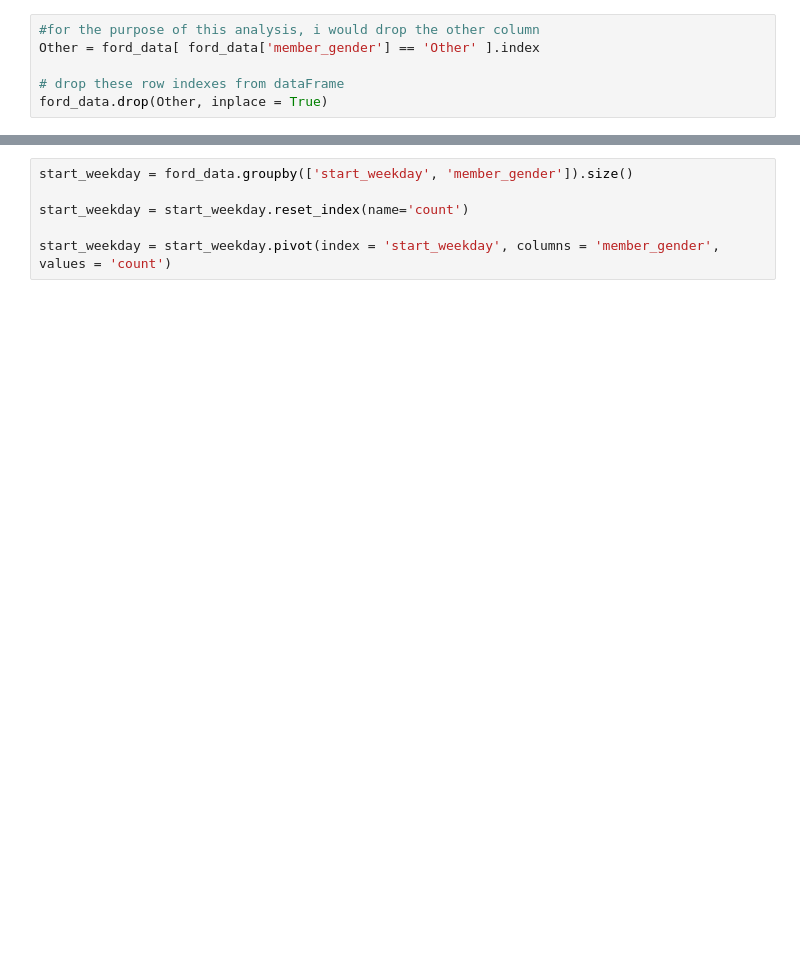
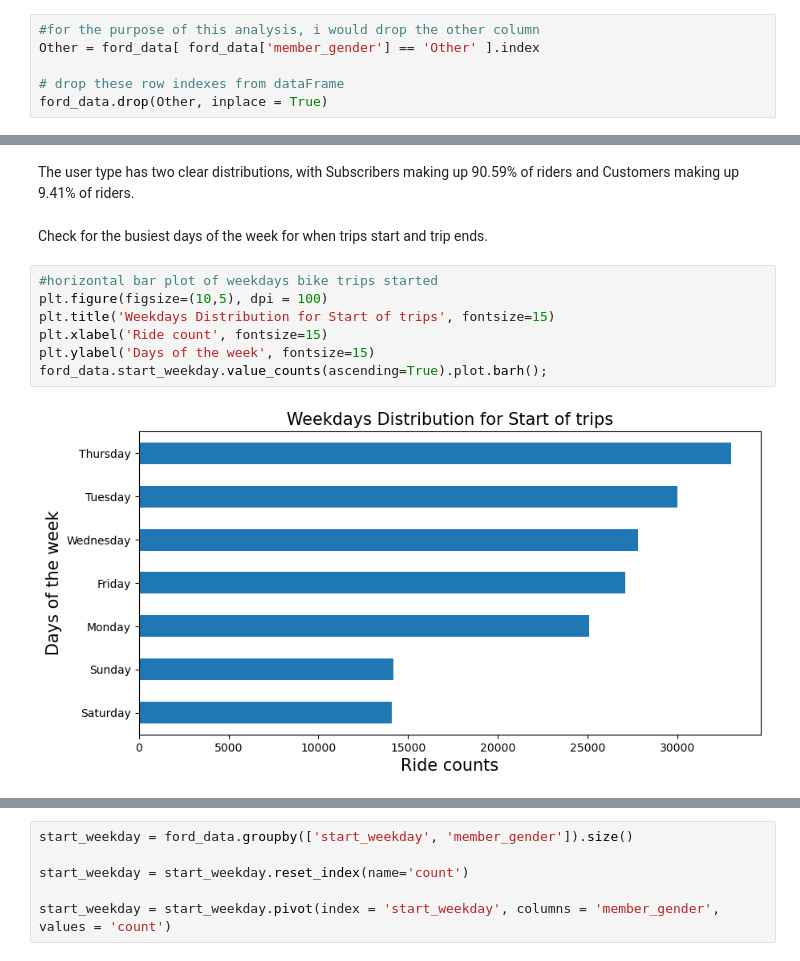
Before and after one commit to Mofeoluwa/Bikeshare-Data-Visualization, a Jupyter notebook: Part_I_exploration_template.ipynb, the cells around one changed output, grey strips where cells are left out. Cells and saved outputs as stored; diff of their text form; blank space fills up the shorter version.

```diff
--- a/Part_I_exploration_template.ipynb
+++ b/Part_I_exploration_template.ipynb
@@ -491,0 +336,13 @@ bes=bus_station.nsmallest()
+# %% [markdown]
+The user type has two clear distributions, with Subscribers making up 90.59% of riders and Customers making up 9.41% of riders.
+# %% [markdown]
+Check for the busiest days of the week for when trips start and trip ends.
+# %%
+#horizontal bar plot of weekdays bike trips started
+plt.figure(figsize=(10,5), dpi = 100)
+plt.title('Weekdays Distribution for Start of trips', fontsize=15)
+plt.xlabel('Ride count', fontsize=15)
+plt.ylabel('Days of the week', fontsize=15)
+ford_data.start_weekday.value_counts(ascending=True).plot.barh();
+# %% [output]
+[figure, added]
```
Also changed, not shown: parts of 163 cells of this notebook, 1 other file.
